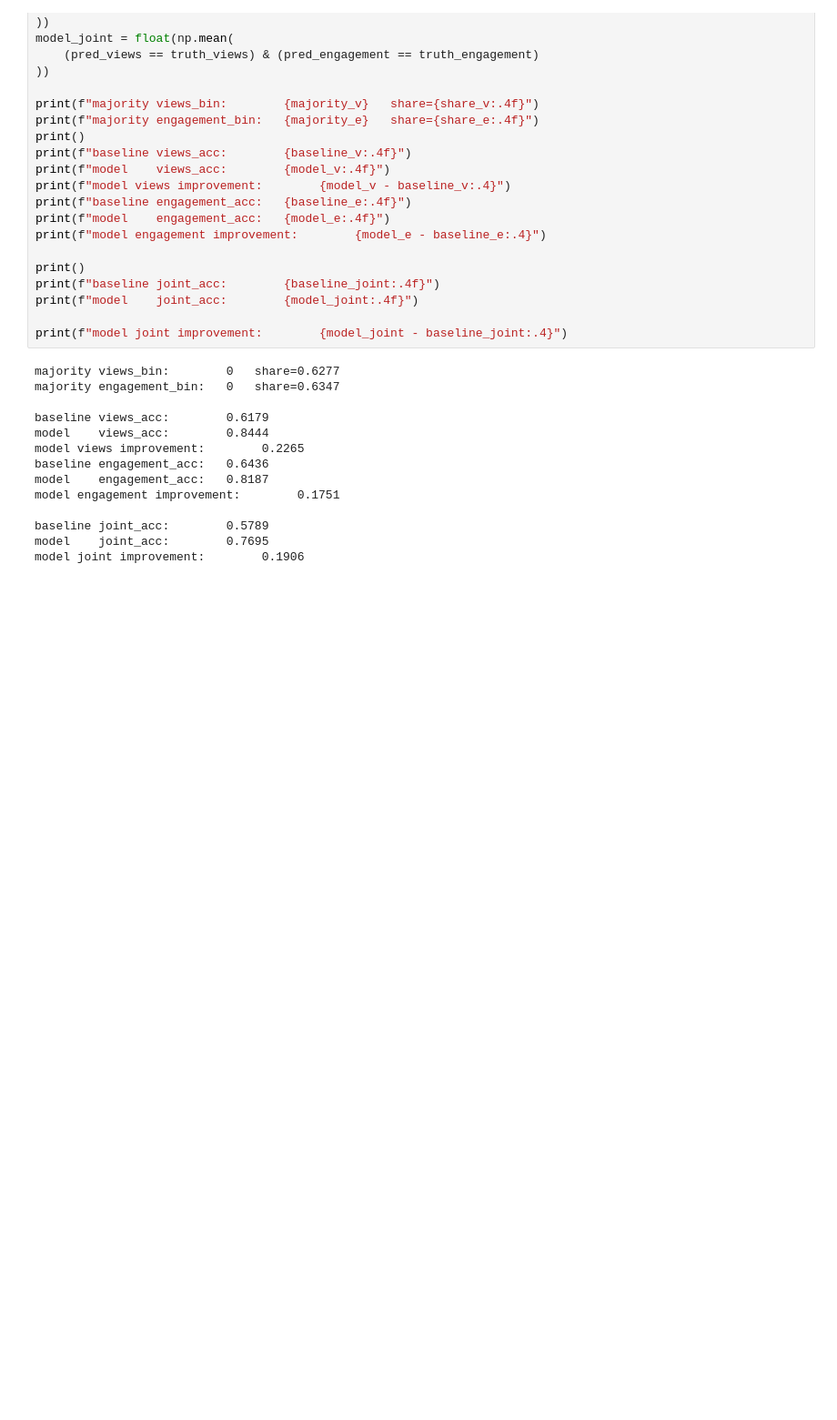
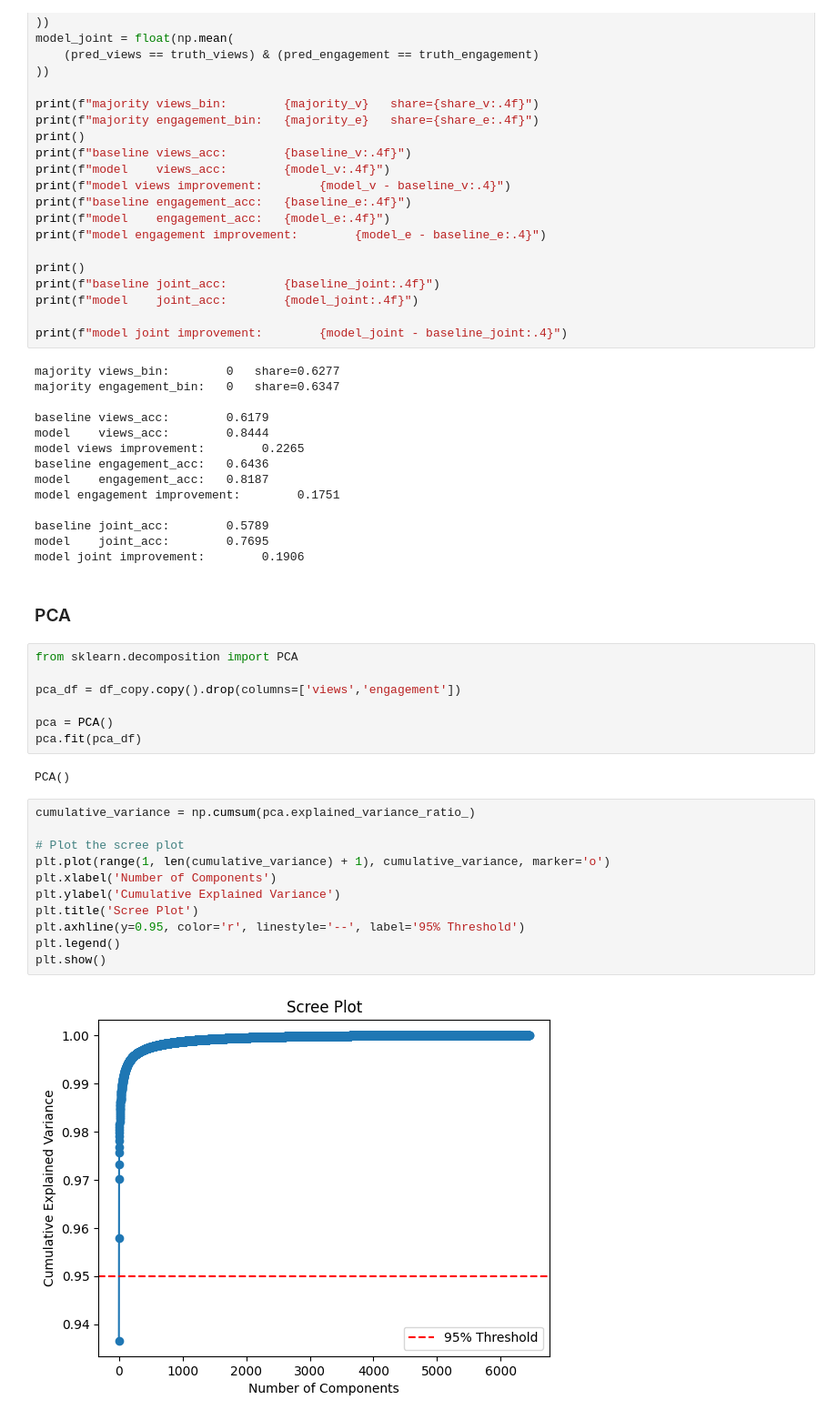
Before and after one commit to Boorrito15/social-media-optimizer, a Jupyter notebook: notebooks/rob.ipynb, the cells around one changed output. Shown at 91% size. Cells and saved outputs as stored; diff of their text form; blank space fills up the shorter version.

```diff
--- a/notebooks/rob.ipynb
+++ b/notebooks/rob.ipynb
@@ -1195,3 +1195,27 @@ model engagement improvement:        0.1751
 baseline joint_acc:        0.5789
 model    joint_acc:        0.7695
 model joint improvement:        0.1906
+# %% [markdown]
+### PCA
+# %%
+from sklearn.decomposition import PCA
+
+pca_df = df_copy.copy().drop(columns=['views','engagement'])
+
+pca = PCA()
+pca.fit(pca_df)
+# %% [output]
+PCA()
+# %%
+cumulative_variance = np.cumsum(pca.explained_variance_ratio_)
+
+# Plot the scree plot
+plt.plot(range(1, len(cumulative_variance) + 1), cumulative_variance, marker='o')
+plt.xlabel('Number of Components')
+plt.ylabel('Cumulative Explained Variance')
+plt.title('Scree Plot')
+plt.axhline(y=0.95, color='r', linestyle='--', label='95% Threshold')
+plt.legend()
+plt.show()
+# %% [output]
+[figure, added]
```
Also changed, not shown: parts of 1 cell of this notebook.
